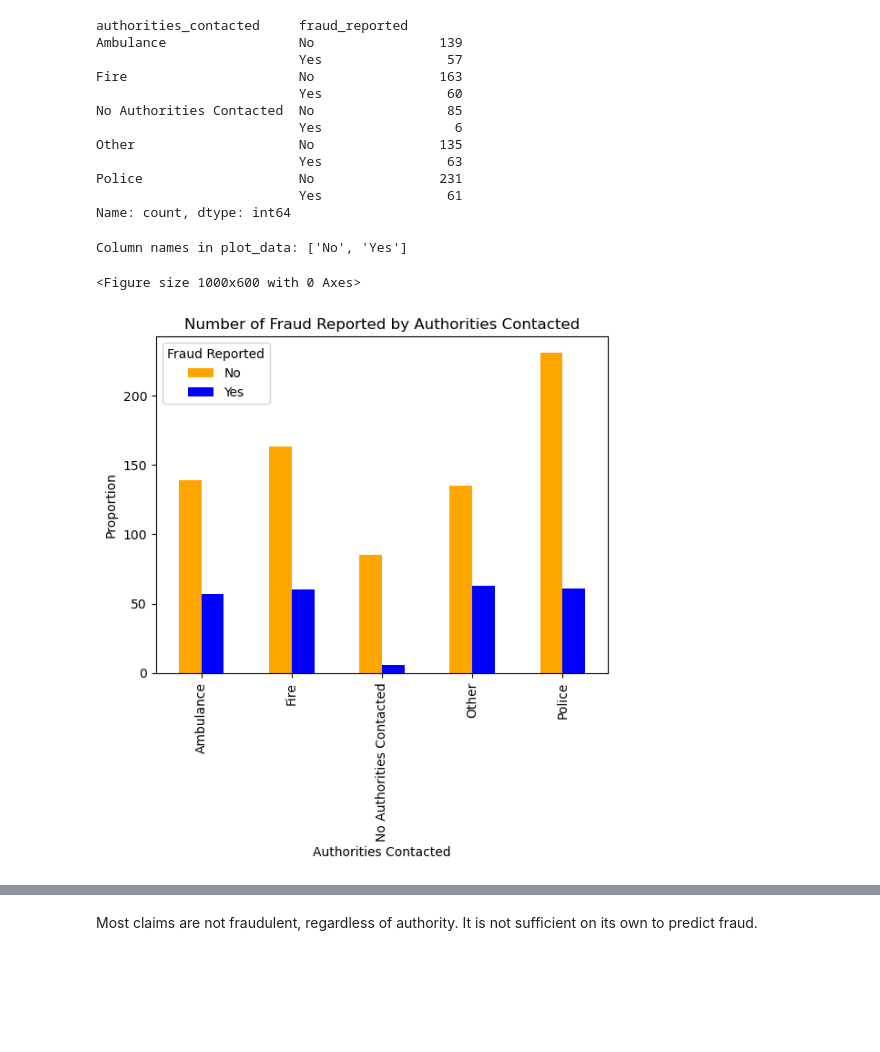
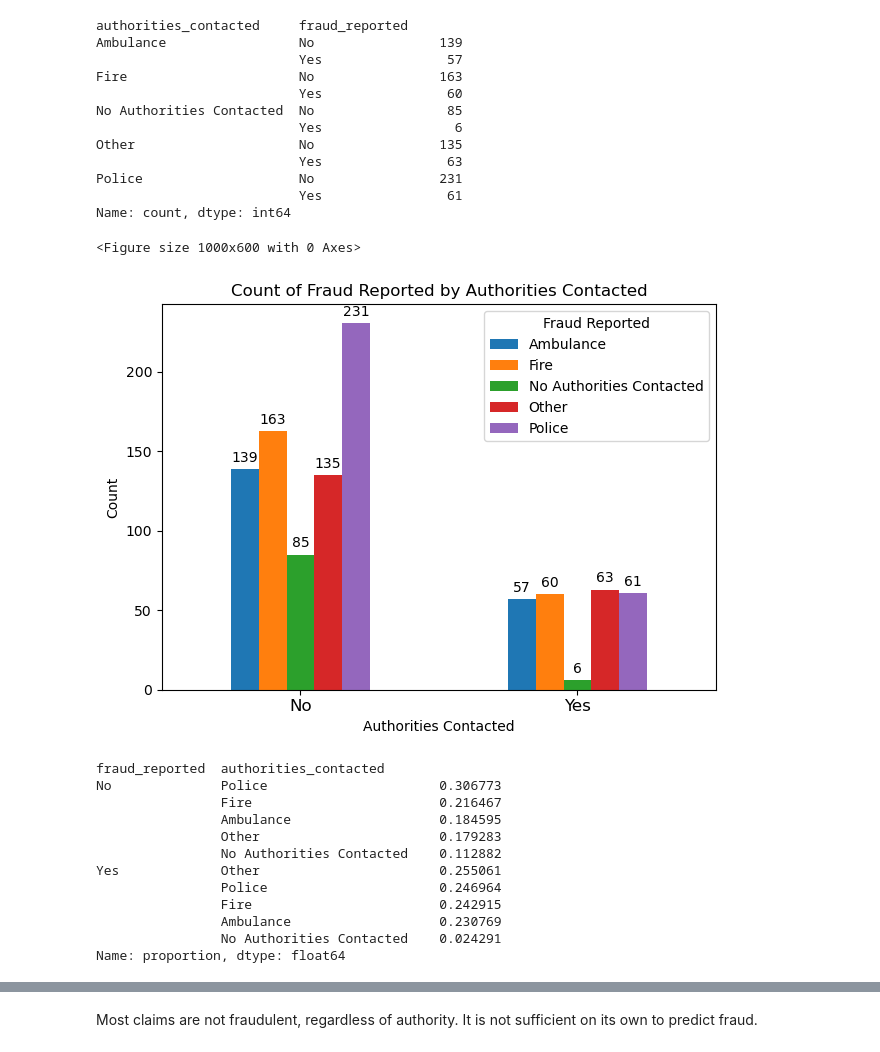
Before and after one commit to oaj1/Insurance_Claims, a Jupyter notebook: Insurance_Claims_ClaimsCircumstances_EDA.ipynb, the cells around one changed output, grey strips where cells are left out. Cells and saved outputs as stored; diff of their text form; code cells hidden in the pictures; blank space fills up the shorter version.

```diff
--- a/Insurance_Claims_ClaimsCircumstances_EDA.ipynb
+++ b/Insurance_Claims_ClaimsCircumstances_EDA.ipynb
@@ -25,30 +25,41 @@ Other                     No                135
 Police                    No                231
                           Yes                61
 Name: count, dtype: int64
-# %%
-import matplotlib.pyplot as plt
-
-# Print the actual column names to debug color mapping
-print("Column names in plot_data:", plot_data.columns.tolist())
-
-# Define custom colors: 'Yes' as blue, 'No' as orange
-custom_colors = {'Yes': 'blue', 'No': 'orange', 'Y': 'blue', 'N': 'orange'}  # covers both possible encodings
-
-# Prepare data for plotting
-plot_data = counts.unstack() if hasattr(counts, 'unstack') else counts
-
-# Get the order of columns to match colors
-col_order = plot_data.columns.tolist()
-colors = [custom_colors.get(col, 'gray') for col in col_order]
-
-plt.figure(figsize=(10, 6))
-ax = plot_data.plot(kind='bar', stacked=False, color=colors)
-plt.xlabel('Authorities Contacted')
-plt.ylabel('Proportion')
-plt.title('Number of Fraud Reported by Authorities Contacted')
-plt.legend(title='Fraud Reported', labels=[col for col in col_order])
-plt.show()
-# %% [output]
-Column names in plot_data: ['No', 'Yes']
-<Figure size 1000x600 with 0 Axes>
-[figure, removed]
+# %%
+#lets visualize counts
+import matplotlib.pyplot as plt
+
+plt.figure(figsize=(10,6))
+ax = df.groupby('fraud_reported')['authorities_contacted'].value_counts().unstack().plot(kind='bar', stacked = False)
+
+# Add count labels on bars
+for container in ax.containers:
+    ax.bar_label(container, padding=3)
+
+for label in ax.get_xticklabels():
+    label.set_rotation(0)
+    label.set_fontsize(12)
+plt.xlabel('Authorities Contacted')
+plt.ylabel('Count')
+plt.title('Count of Fraud Reported by Authorities Contacted')
+plt.legend(title='Fraud Reported')
+plt.tight_layout()
+plt.show()
+# %% [output]
+<Figure size 1000x600 with 0 Axes>
+[figure, added]
+# %%
+df.groupby('fraud_reported')['authorities_contacted'].value_counts(normalize=True)
+# %% [output]
+fraud_reported  authorities_contacted
+No              Police                      0.306773
+                Fire                        0.216467
+                Ambulance                   0.184595
+                Other                       0.179283
+                No Authorities Contacted    0.112882
+Yes             Other                       0.255061
+                Police                      0.246964
+                Fire                        0.242915
+                Ambulance                   0.230769
+                No Authorities Contacted    0.024291
+Name: proportion, dtype: float64
```
Also changed, not shown: parts of 11 cells of this notebook, 1 other file.
